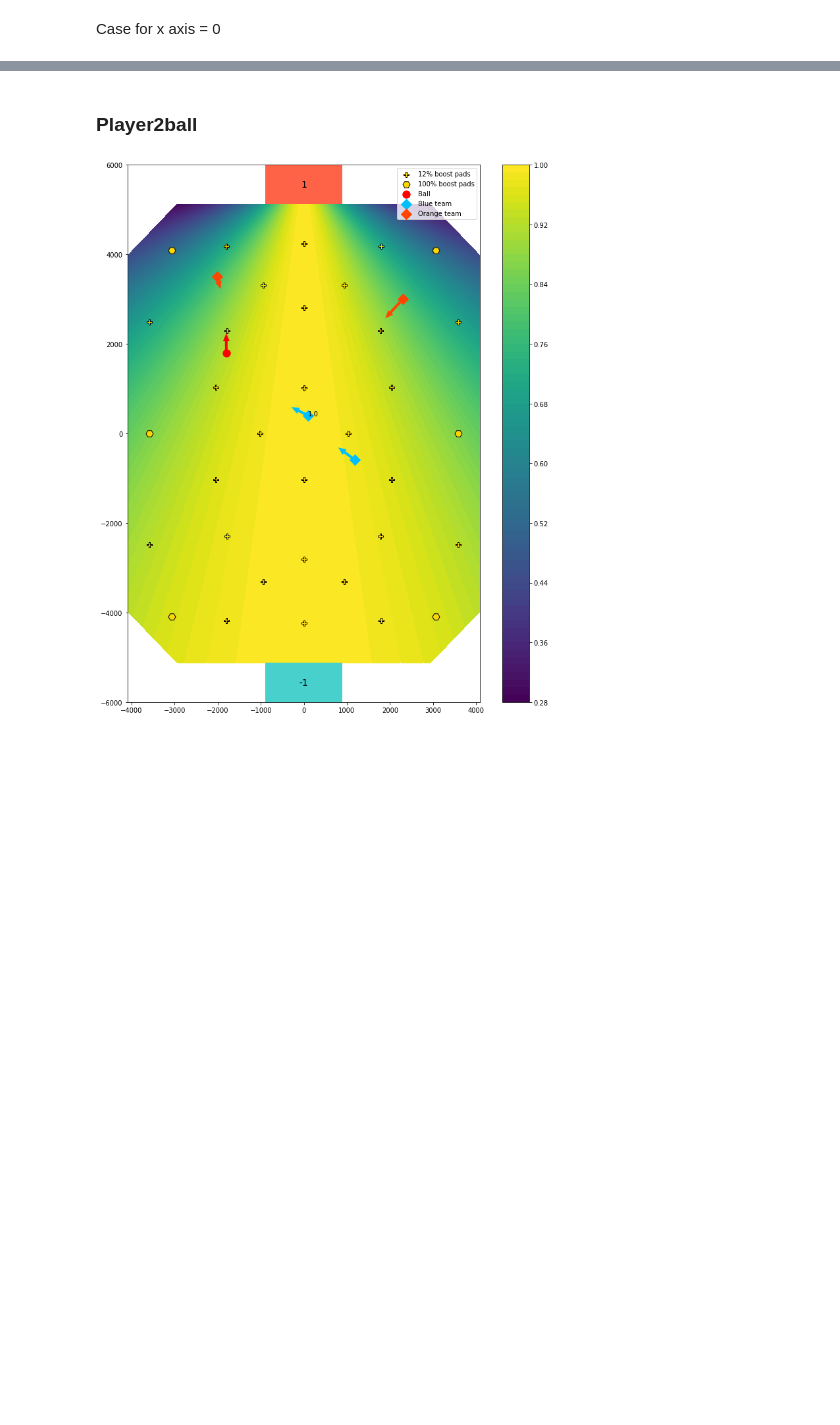
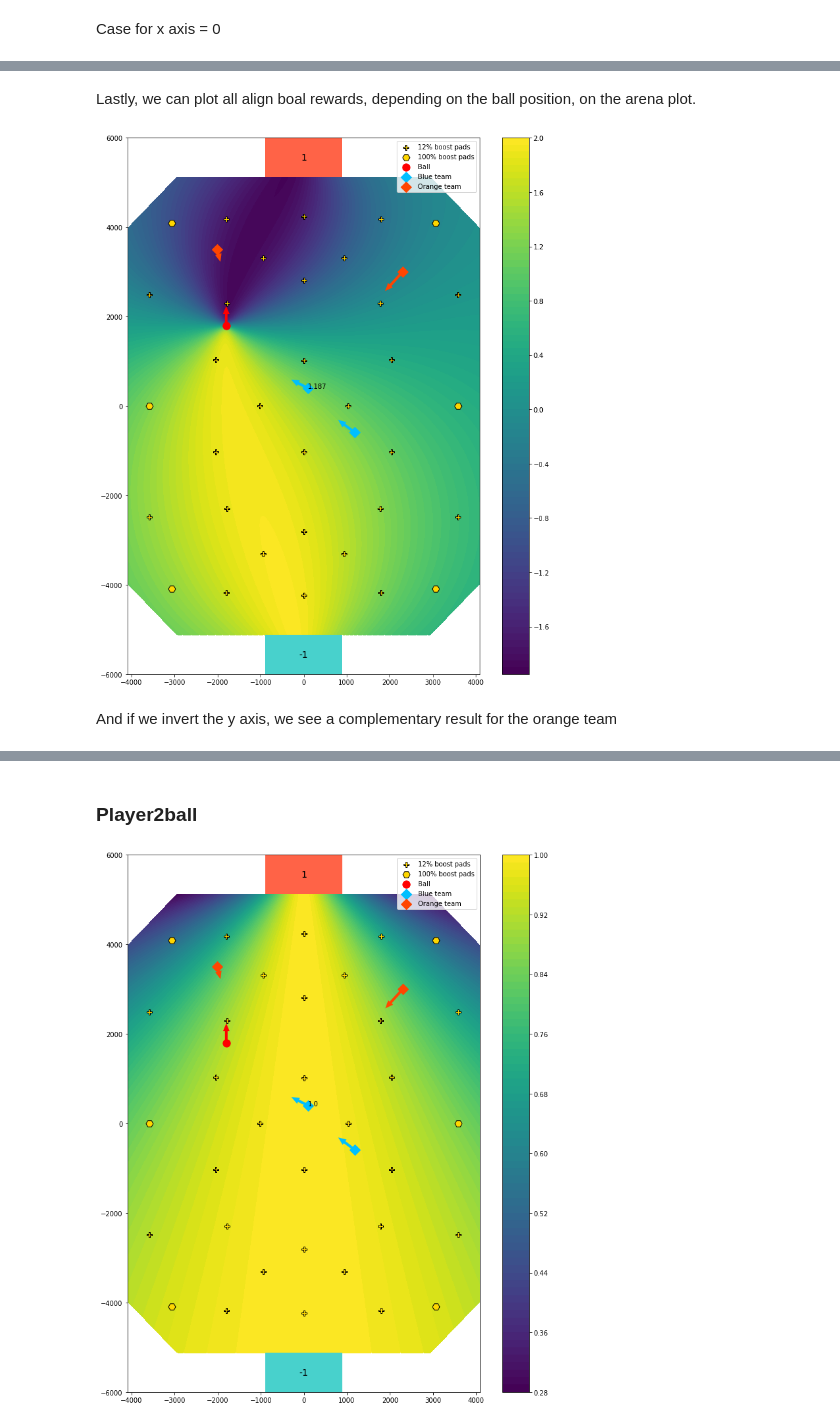
Before and after one commit to Enkhai/lucy-utils, a Jupyter notebook: examples/16_reward_shaping/analysis.ipynb, the cells around one changed output, grey strips where cells are left out. Cells and saved outputs as stored; diff of their text form; code cells hidden in the pictures; blank space fills up the shorter version.

```diff
--- a/examples/16_reward_shaping/analysis.ipynb
+++ b/examples/16_reward_shaping/analysis.ipynb
@@ -543,0 +557,15 @@ common.align_ball(p_align_player_pos, p_align_ball_pos)
+# %% [markdown]
+Lastly, we can plot all align boal rewards, depending on the ball position, on the arena plot.
+# %%
+align_ball_blue_zs = common.align_ball(arena_positions, ball_position)
+# %%
+plotting.arena_contour(align_ball_blue_zs,
+                       ball_position,
+                       ball_lin_velocity,
+                       player_positions,
+                       player_lin_vels
+                       )
+# %% [output]
+[figure, added]
+# %% [markdown]
+And if we invert the y axis, we see a complementary result for the orange team
```
Also changed, not shown: parts of 28 cells of this notebook, 3 other files.
